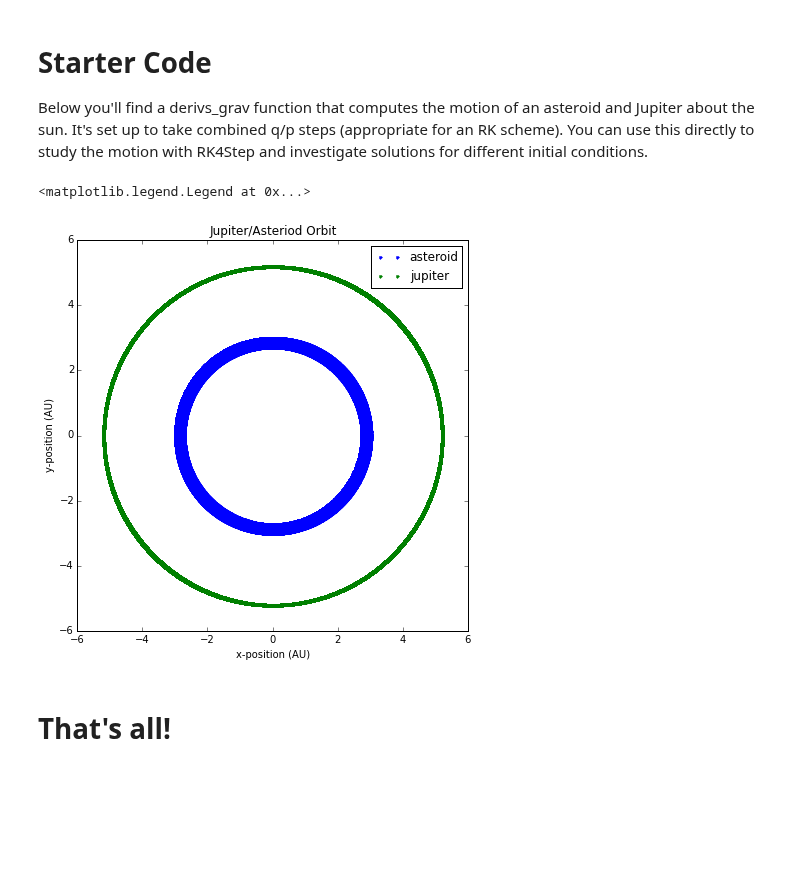
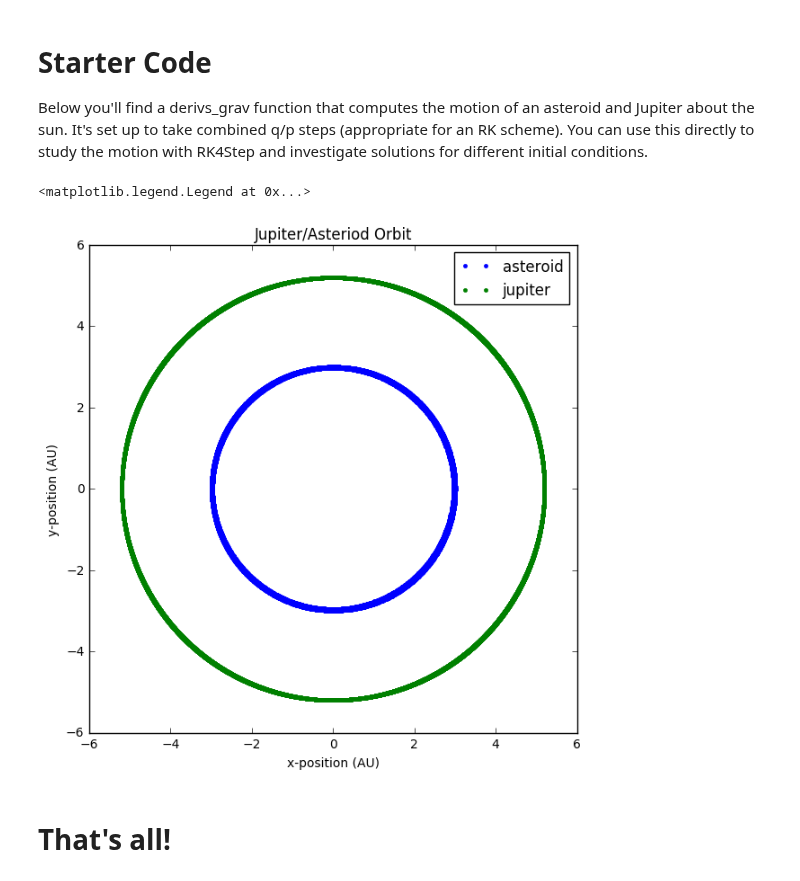
Before and after one commit to sspickle/sci-comp-notebooks, a Jupyter notebook: P04-HigherOrderMethods.ipynb, the cells around one changed output. Saved outputs shown, nothing was run; the diff lists cells and outputs as text; code cells hidden in the pictures; blank space fills up the shorter version.

```diff
--- a/P04-HigherOrderMethods.ipynb
+++ b/P04-HigherOrderMethods.ipynb
@@ -69,7 +69,7 @@ def derivs_sho(s, t, step=None):
     different initial conditions. The first n elements are the positions
     and the second half are the velocities.
     """
-    n=len(s)/2  # the first half of s is 'q', second half 'p'
+    n=int(len(s)/2)  # the first half of s is 'q', second half 'p'
     v=s[n:]
 
     if step==0:
@@ -99,9 +99,9 @@ dt = pi/10
 
 s = array(list(flatten(array([s0,s1,s2,s3,s0]).T)))  # state of four objects -> [x1,x2,x3,x4,x5,v1,v2,v3,v4,v5]
                                                      # (fifth object is same as first to "close the box")
-print "s(at t=0)=",s
+print("s(at t=0)=",s)
 
-n = len(s)/2
+n = int(len(s)/2)
 clf()
 
 if DO_SYMPLECTIC:
@@ -282,35 +282,35 @@ Ra=3.0     # AU
 s=array([Ra,0,Rj,0,0,sqrt(GMs/Ra),0,sqrt(GMs/Rj)])  # assume circular orbits
 
 xalist=[]  # empty lists
 yalist=[]
 tlist=[]
 xjlist=[]
 yjlist=[]
 
 t=0.0
 dt=0.1
 
-while t<70000:
+while t<5000:
     s=RK4Step(s, t, derivs_grav, dt)
     t+=dt
     tlist.append(t)
     xalist.append(s[0])
     yalist.append(s[1])
     xjlist.append(s[2])
     yjlist.append(s[3])
 
 title("Jupiter/Asteriod Orbit")
 xlabel("x-position (AU)")
 ylabel("y-position (AU)")
 axes().set_aspect('equal')
 axis([-6,6,-6,6])
 
 plot(xalist, yalist,'b.',label="asteroid")
 plot(xjlist, yjlist,'g.',label="jupiter")
 legend()
 # %% [output]
 <matplotlib.legend.Legend at 0x...>
-[figure, old version]
+[figure, new version]
 # %% [markdown]
 That's all!
 ===========
```
Also changed, not shown: parts of 3 cells of this notebook.
